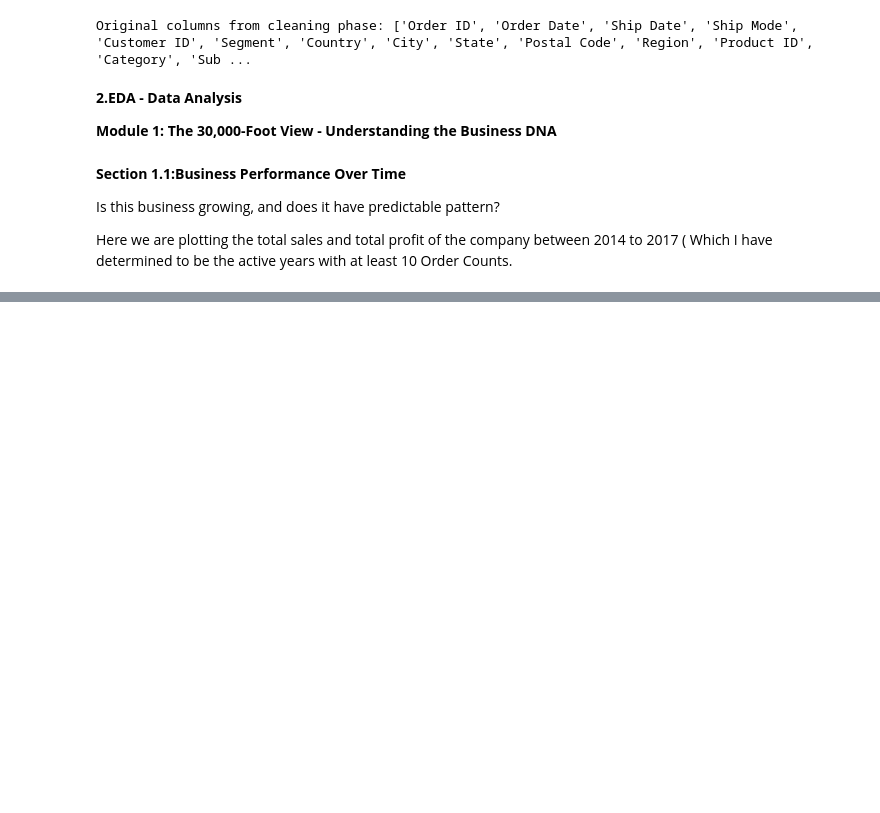
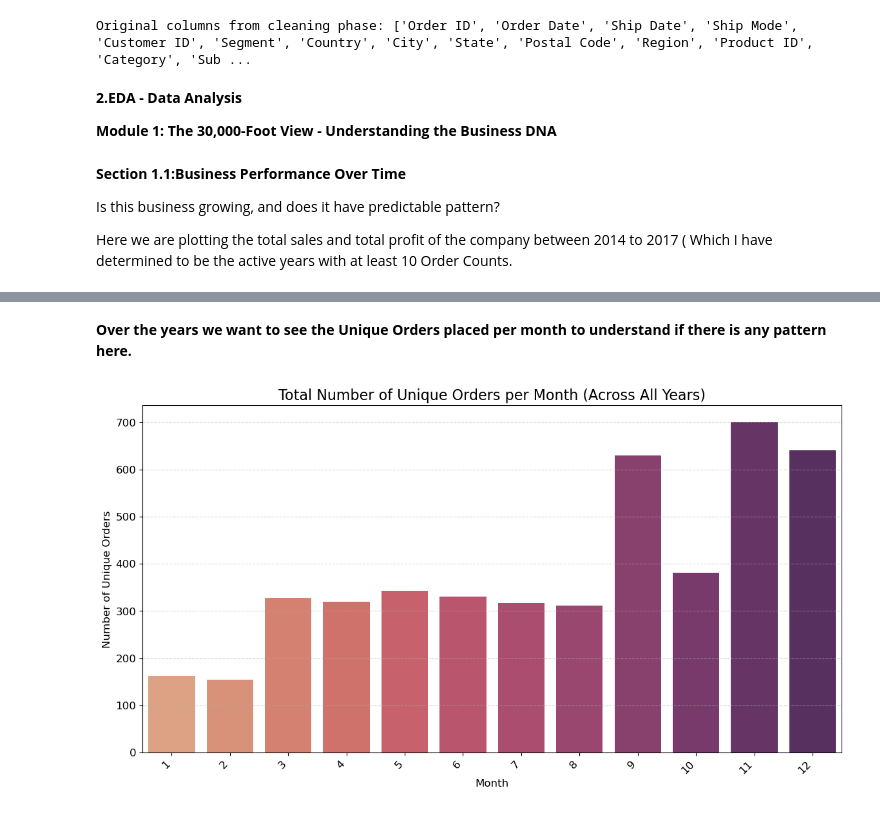
Before and after one commit to Sahilbisht12/Superstore_Dataset_EDA, a Jupyter notebook: Supersotre_dataset.ipynb, the cells around one changed output, grey strips where cells are left out. Saved outputs shown, nothing was run; the diff lists cells and outputs as text; code cells hidden in the pictures; blank space fills up the shorter version.

```diff
--- a/Supersotre_dataset.ipynb
+++ b/Supersotre_dataset.ipynb
@@ -1282,0 +1283,21 @@ AttributeError: 'DataFrame' object has no attribute 'plt'
+# %% [markdown]
+**Over the years we want to see the Unique Orders placed per month to understand if there is any pattern here.**
+# %%
+filtered_data['Order Month'] = filtered_data['Order Date'].dt.month
+
+monthly_order_counts = filtered_data.groupby('Order Month')['Order ID'].nunique().sort_index()
+
+month_labels = filtered_data.groupby('Order Month')['Order Month'].first().sort_index()
+
+plt.figure(figsize = (14,7))
+sns.barplot(x=month_labels, y=monthly_order_counts.values, palette = 'flare')
+
+plt.title('Total Number of Unique Orders per Month (Across All Years)', fontsize = 16)
+plt.xlabel('Month', fontsize=12)
+plt.ylabel('Number of Unique Orders', fontsize=12)
+plt.xticks(rotation = 45, ha='right')
+plt.grid(axis='y', linestyle='--', alpha=0.5)
+
+plt.show()
+# %% [output]
+[figure, added]
```
Also changed, not shown: parts of 1 cell of this notebook.
